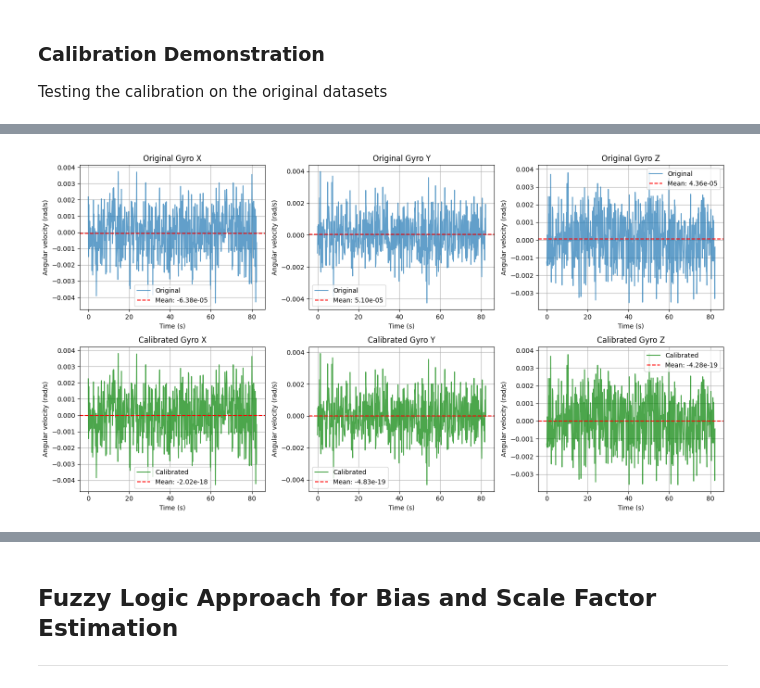
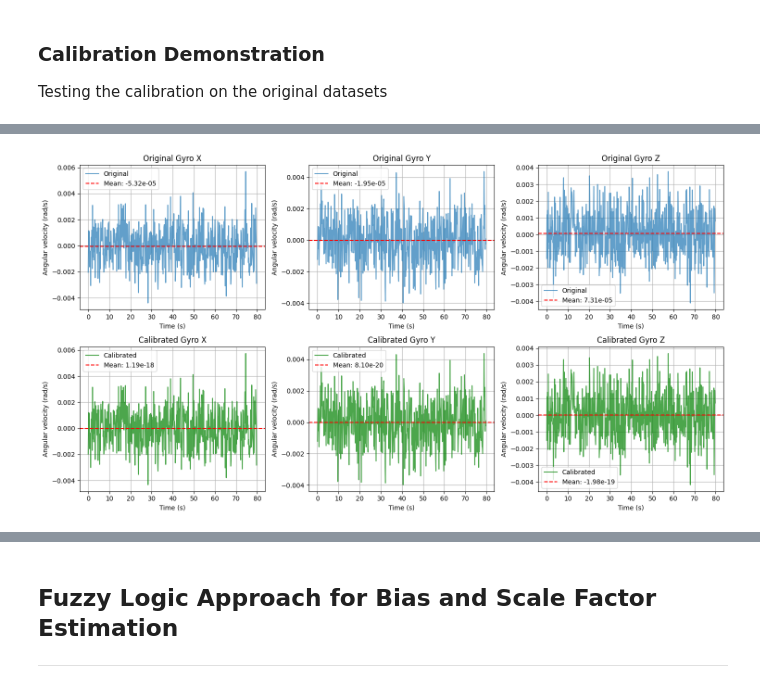
Before and after one commit to gupessanha/skate, a Jupyter notebook: sensors/data/base/sensor bias/get_biases.ipynb, the cells around one changed output, grey strips where cells are left out. Cells and saved outputs as stored; diff of their text form; code cells hidden in the pictures.

```diff
--- a/sensors/data/base/sensor bias/get_biases.ipynb
+++ b/sensors/data/base/sensor bias/get_biases.ipynb
@@ -461,53 +461,62 @@ Calibration quality metrics:
 Testing the calibration on the original datasets
 # %%
 # Apply calibration to the regular orientation dataset as an example
-df_regular_calibrated = apply_calibration_to_dataframe(df_regular, bias, Kg_matrix)
+def apply_and_report_calibration(df, bias, Kg_matrix):
+    df_calibrated = apply_calibration_to_dataframe(df, bias, Kg_matrix)
 
-print("Calibration Applied to Regular Orientation Dataset")
-print("=" * 55)
-print(f"Original mean gyroscope values:")
-print(f"  gyro_x: {df_regular['gyro_x'].mean():.6e} rad/s")
-print(f"  gyro_y: {df_regular['gyro_y'].mean():.6e} rad/s")
-print(f"  gyro_z: {df_regular['gyro_z'].mean():.6e} rad/s")
+    print(f"Calibration Applied to Dataframe Orientation Dataset")
+    print("=" * 55)
+    print(f"Original mean gyroscope values:")
+    print(f"  gyro_x: {df['gyro_x'].mean():.6e} rad/s")
+    print(f"  gyro_y: {df['gyro_y'].mean():.6e} rad/s")
+    print(f"  gyro_z: {df['gyro_z'].mean():.6e} rad/s")
 
-print(f"\nCalibratedmean gyroscope values:")
-print(f"  gyro_x_cal: {df_regular_calibrated['gyro_x_cal'].mean():.6e} rad/s")
-print(f"  gyro_y_cal: {df_regular_calibrated['gyro_y_cal'].mean():.6e} rad/s")
-print(f"  gyro_z_cal: {df_regular_calibrated['gyro_z_cal'].mean():.6e} rad/s")
+    print(f"\nCalibrated mean gyroscope values:")
+    print(f"  gyro_x_cal: {df_calibrated['gyro_x_cal'].mean():.6e} rad/s")
+    print(f"  gyro_y_cal: {df_calibrated['gyro_y_cal'].mean():.6e} rad/s")
+    print(f"  gyro_z_cal: {df_calibrated['gyro_z_cal'].mean():.6e} rad/s")
 
-print(f"\nImprovement (reduction in mean bias):")
-print(f"  gyro_x: {abs(df_regular['gyro_x'].mean()):.2e} → {abs(df_regular_calibrated['gyro_x_cal'].mean()):.2e}")
-print(f"  gyro_y: {abs(df_regular['gyro_y'].mean()):.2e} → {abs(df_regular_calibrated['gyro_y_cal'].mean()):.2e}")
-print(f"  gyro_z: {abs(df_regular['gyro_z'].mean()):.2e} → {abs(df_regular_calibrated['gyro_z_cal'].mean()):.2e}")
+    print(f"\nImprovement (reduction in mean bias):")
+    print(f"  gyro_x: {abs(df['gyro_x'].mean()):.2e} → {abs(df_calibrated['gyro_x_cal'].mean()):.2e}")
+    print(f"  gyro_y: {abs(df['gyro_y'].mean()):.2e} → {abs(df_calibrated['gyro_y_cal'].mean()):.2e}")
+    print(f"  gyro_z: {abs(df['gyro_z'].mean()):.2e} → {abs(df_calibrated['gyro_z_cal'].mean()):.2e}")
 
-# Visualize the improvement
-fig, axes = plt.subplots(2, 3, figsize=(15, 8))
+    # Visualize the improvement
+    fig, axes = plt.subplots(2, 3, figsize=(15, 8))
 
-# Plot original data
-for i, axis in enumerate(['x', 'y', 'z']):
-    col = f'gyro_{axis}'
-    axes[0, i].plot(df_regular['gyro_time'], df_regular[col], alpha=0.7, label='Original')
-    axes[0, i].axhline(y=df_regular[col].mean(), color='red', linestyle='--',
-                       label=f'Mean: {df_regular[col].mean():.2e}')
-    axes[0, i].set_title(f'Original Gyro {axis.upper()}')
-    axes[0, i].set_xlabel('Time (s)')
-    axes[0, i].set_ylabel('Angular velocity (rad/s)')
-    axes[0, i].legend()
-    axes[0, i].grid(True)
+    # Plot original data
+    for i, axis in enumerate(['x', 'y', 'z']):
+        col = f'gyro_{axis}'
+        axes[0, i].plot(df['gyro_time'], df[col], alpha=0.7, label='Original')
+        axes[0, i].axhline(y=df[col].mean(), color='red', linestyle='--',
+                        label=f'Mean: {df[col].mean():.2e}')
+        axes[0, i].set_title(f'Original Gyro {axis.upper()}')
+        axes[0, i].set_xlabel('Time (s)')
+        axes[0, i].set_ylabel('Angular velocity (rad/s)')
+        axes[0, i].legend()
+        axes[0, i].grid(True)
 
-# Plot calibrated data
-for i, axis in enumerate(['x', 'y', 'z']):
-    col = f'gyro_{axis}_cal'
-    axes[1, i].plot(df_regular_calibrated['gyro_time'], df_regular_calibrated[col],
-                    alpha=0.7, label='Calibrated', color='green')
-    axes[1, i].axhline(y=df_regular_calibrated[col].mean(), color='red', linestyle='--',
-                       label=f'Mean: {df_regular_calibrated[col].mean():.2e}')
-    axes[1, i].set_title(f'Calibrated Gyro {axis.upper()}')
-    axes[1, i].set_xlabel('Time (s)')
-    axes[1, i].set_ylabel('Angular velocity (rad/s)')
-    axes[1, i].legend()
-    axes[1, i].grid(True)
+    # Plot calibrated data
+    for i, axis in enumerate(['x', 'y', 'z']):
+        col = f'gyro_{axis}_cal'
+        axes[1, i].plot(df_calibrated['gyro_time'], df_calibrated[col],
+                        alpha=0.7, label='Calibrated', color='green')
+        axes[1, i].axhline(y=df_calibrated[col].mean(), color='red', linestyle='--',
+                        label=f'Mean: {df_calibrated[col].mean():.2e}')
+        axes[1, i].set_title(f'Calibrated Gyro {axis.upper()}')
+        axes[1, i].set_xlabel('Time (s)')
+        axes[1, i].set_ylabel('Angular velocity (rad/s)')
+        axes[1, i].legend()
+        axes[1, i].grid(True)
 
-plt.tight_layout()
-plt.show()
+    plt.tight_layout()
+    plt.show()
+
+list = [df_dark, df_primo_l, df_primo_r, df_regular]
+name_list = ['dark', 'primo_l', 'primo_r', 'regular']
+for df, name in zip(list, name_list):
+    print(f"\n{'='*60}")
+    print(f"\nApplying calibration to {name} orientation dataset:")
+    print(f"\n{'='*60}")
+    apply_and_report_calibration(df, bias, Kg_matrix)
 # %% [output]
@@ -530 +540 @@ Improvement (reduction in mean bias):
-[figure, old version]
+[figure, new version]
```
Also changed, not shown: parts of 2 cells of this notebook.
